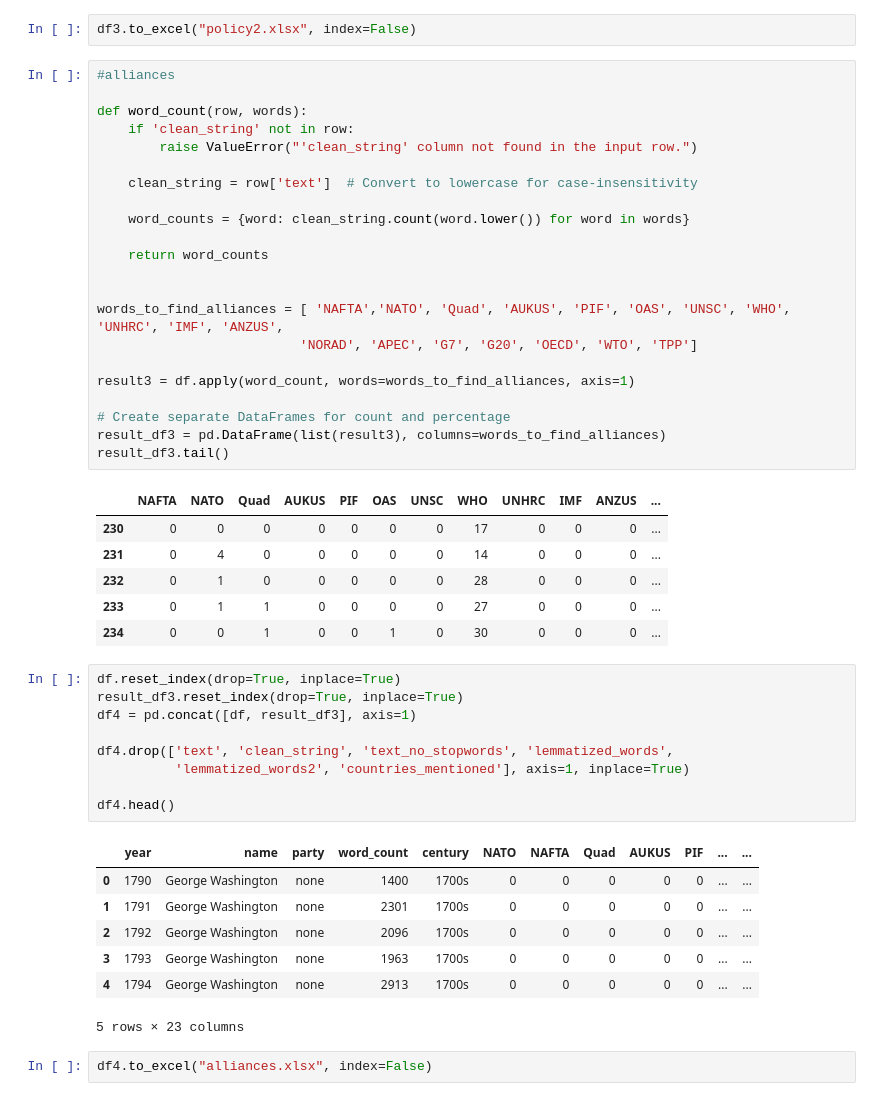
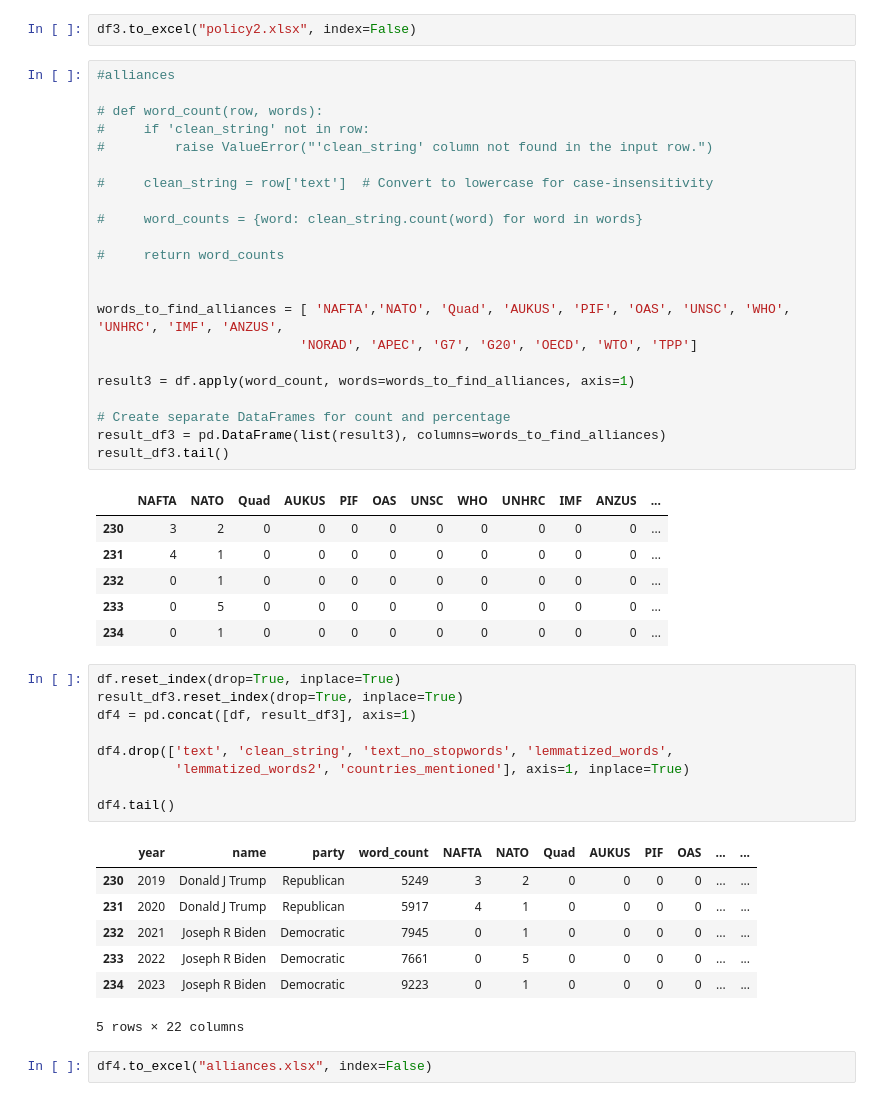
Before and after one commit to ana-047/TheWordsOfTheUnion, a Jupyter notebook: Mining_code.ipynb, the cells around one changed output. Cells and saved outputs as stored; diff of their text form.

```diff
--- a/Mining_code.ipynb
+++ b/Mining_code.ipynb
@@ -731,51 +731,51 @@ for col in columns_to_divide:
 df3.to_clipboard()
 # %%
 df3.to_excel("policy2.xlsx", index=False)
-# %%
-#alliances
-
-def word_count(row, words):
-    if 'clean_string' not in row:
-        raise ValueError("'clean_string' column not found in the input row.")
-
-    clean_string = row['text']  # Convert to lowercase for case-insensitivity
-
-    word_counts = {word: clean_string.count(word.lower()) for word in words}
-
-    return word_counts
-
-
-words_to_find_alliances = [ 'NAFTA','NATO', 'Quad', 'AUKUS', 'PIF', 'OAS', 'UNSC', 'WHO', 'UNHRC', 'IMF', 'ANZUS',
-                          'NORAD', 'APEC', 'G7', 'G20', 'OECD', 'WTO', 'TPP']
-
-result3 = df.apply(word_count, words=words_to_find_alliances, axis=1)
-
-# Create separate DataFrames for count and percentage
-result_df3 = pd.DataFrame(list(result3), columns=words_to_find_alliances)
-result_df3.tail()
-# %% [output]
-|  | NAFTA | NATO | Quad | AUKUS | PIF | OAS | UNSC | WHO | UNHRC | IMF | ANZUS | ... |
-| 230 | 0 | 0 | 0 | 0 | 0 | 0 | 0 | 17 | 0 | 0 | 0 | ... |
-| 231 | 0 | 4 | 0 | 0 | 0 | 0 | 0 | 14 | 0 | 0 | 0 | ... |
-| 232 | 0 | 1 | 0 | 0 | 0 | 0 | 0 | 28 | 0 | 0 | 0 | ... |
-| 233 | 0 | 1 | 1 | 0 | 0 | 0 | 0 | 27 | 0 | 0 | 0 | ... |
-| 234 | 0 | 0 | 1 | 0 | 0 | 1 | 0 | 30 | 0 | 0 | 0 | ... |
+# %%
+#alliances
+
+# def word_count(row, words):
+#     if 'clean_string' not in row:
+#         raise ValueError("'clean_string' column not found in the input row.")
+
+#     clean_string = row['text']  # Convert to lowercase for case-insensitivity
+
+#     word_counts = {word: clean_string.count(word) for word in words}
+
+#     return word_counts
+
+
+words_to_find_alliances = [ 'NAFTA','NATO', 'Quad', 'AUKUS', 'PIF', 'OAS', 'UNSC', 'WHO', 'UNHRC', 'IMF', 'ANZUS',
+                          'NORAD', 'APEC', 'G7', 'G20', 'OECD', 'WTO', 'TPP']
+
+result3 = df.apply(word_count, words=words_to_find_alliances, axis=1)
+
+# Create separate DataFrames for count and percentage
+result_df3 = pd.DataFrame(list(result3), columns=words_to_find_alliances)
+result_df3.tail()
+# %% [output]
+|  | NAFTA | NATO | Quad | AUKUS | PIF | OAS | UNSC | WHO | UNHRC | IMF | ANZUS | ... |
+| 230 | 3 | 2 | 0 | 0 | 0 | 0 | 0 | 0 | 0 | 0 | 0 | ... |
+| 231 | 4 | 1 | 0 | 0 | 0 | 0 | 0 | 0 | 0 | 0 | 0 | ... |
+| 232 | 0 | 1 | 0 | 0 | 0 | 0 | 0 | 0 | 0 | 0 | 0 | ... |
+| 233 | 0 | 5 | 0 | 0 | 0 | 0 | 0 | 0 | 0 | 0 | 0 | ... |
+| 234 | 0 | 1 | 0 | 0 | 0 | 0 | 0 | 0 | 0 | 0 | 0 | ... |
 # %%
 df.reset_index(drop=True, inplace=True)
 result_df3.reset_index(drop=True, inplace=True)
 df4 = pd.concat([df, result_df3], axis=1)
 
 df4.drop(['text', 'clean_string', 'text_no_stopwords', 'lemmatized_words',
           'lemmatized_words2', 'countries_mentioned'], axis=1, inplace=True)
 
-df4.head()
+df4.tail()
 # %% [output]
-|  | year | name | party | word_count | century | NATO | NAFTA | Quad | AUKUS | PIF | ... | ... |
-| 0 | 1790 | George Washington | none | 1400 | 1700s | 0 | 0 | 0 | 0 | 0 | ... | ... |
-| 1 | 1791 | George Washington | none | 2301 | 1700s | 0 | 0 | 0 | 0 | 0 | ... | ... |
-| 2 | 1792 | George Washington | none | 2096 | 1700s | 0 | 0 | 0 | 0 | 0 | ... | ... |
-| 3 | 1793 | George Washington | none | 1963 | 1700s | 0 | 0 | 0 | 0 | 0 | ... | ... |
-| 4 | 1794 | George Washington | none | 2913 | 1700s | 0 | 0 | 0 | 0 | 0 | ... | ... |
+|  | year | name | party | word_count | NAFTA | NATO | Quad | AUKUS | PIF | OAS | ... | ... |
+| 230 | 2019 | Donald J Trump | Republican | 5249 | 3 | 2 | 0 | 0 | 0 | 0 | ... | ... |
+| 231 | 2020 | Donald J Trump | Republican | 5917 | 4 | 1 | 0 | 0 | 0 | 0 | ... | ... |
+| 232 | 2021 | Joseph R Biden | Democratic | 7945 | 0 | 1 | 0 | 0 | 0 | 0 | ... | ... |
+| 233 | 2022 | Joseph R Biden | Democratic | 7661 | 0 | 5 | 0 | 0 | 0 | 0 | ... | ... |
+| 234 | 2023 | Joseph R Biden | Democratic | 9223 | 0 | 1 | 0 | 0 | 0 | 0 | ... | ... |
-5 rows × 23 columns
+5 rows × 22 columns
 # %%
 df4.to_excel("alliances.xlsx", index=False)
```
Also changed, not shown: parts of 17 cells of this notebook, 4 other files.
